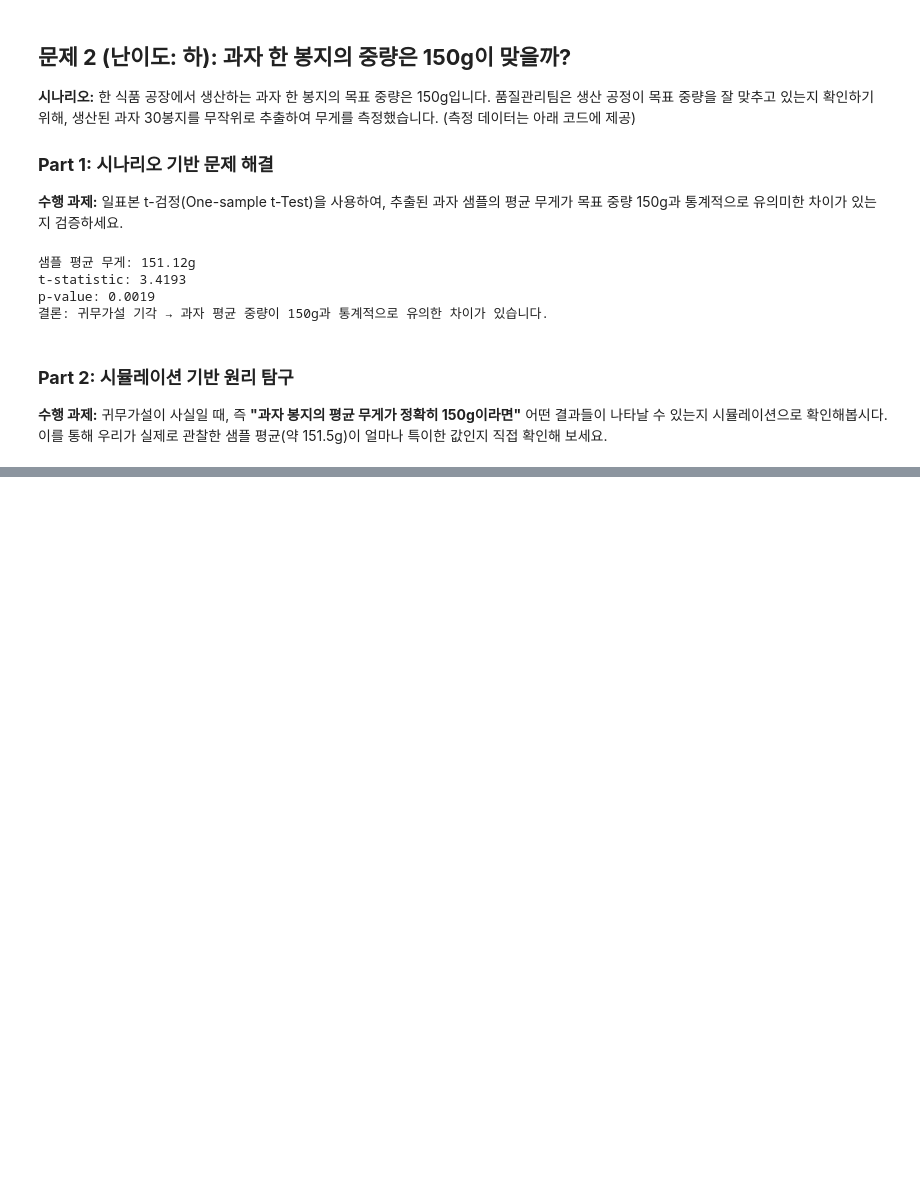
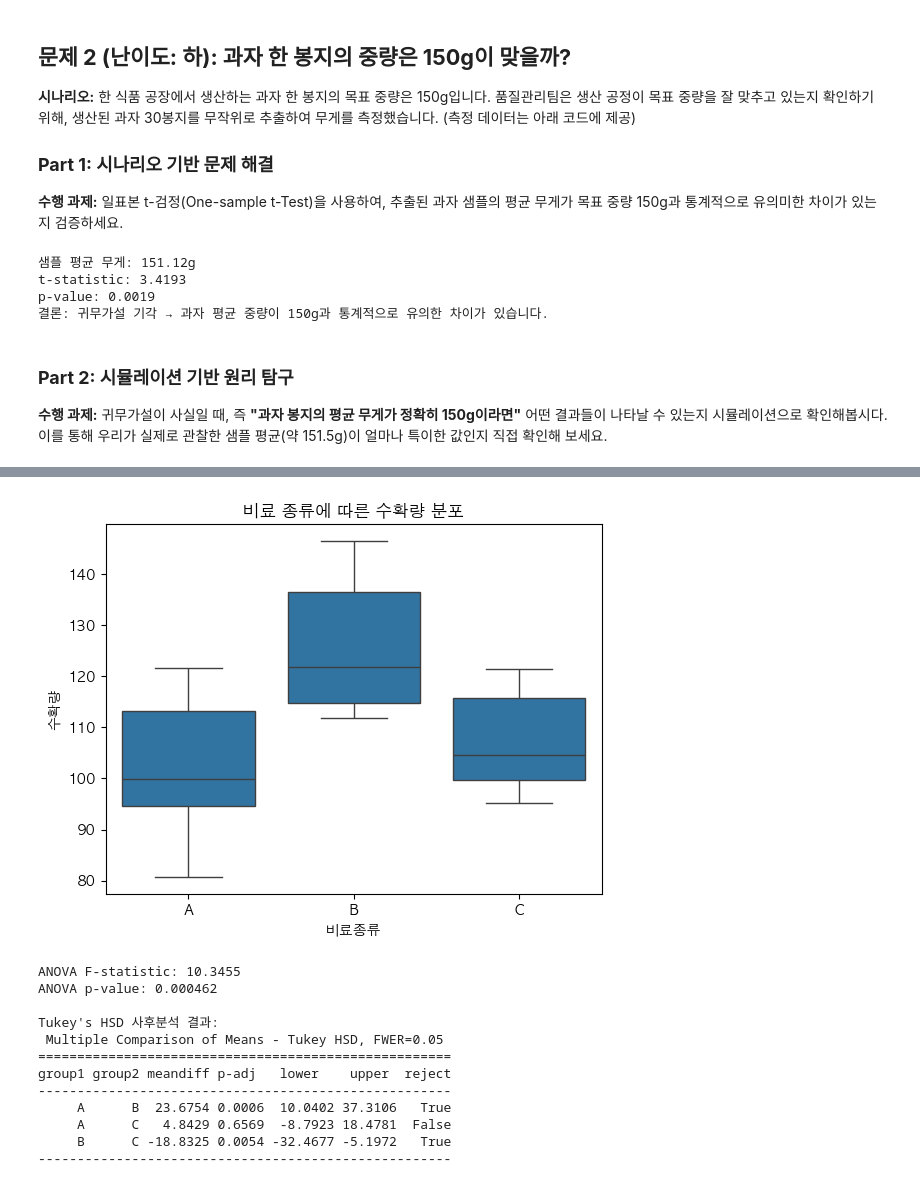
Before and after one commit to twinklefins/modu_project, a Jupyter notebook: 통계101_Day03_실습.ipynb, the cells around one changed output, grey strips where cells are left out. Drawn from its saved outputs; the diff is of its cells as text; code cells hidden in the pictures; blank space fills up the shorter version.

```diff
--- a/통계101_Day03_실습.ipynb
+++ b/통계101_Day03_실습.ipynb
@@ -192,0 +408,47 @@ plt.show()
+# %%
+# 데이터 생성
+np.random.seed(123)
+fertilizer_a = np.random.normal(loc=105, scale=10, size=10)
+fertilizer_b = np.random.normal(loc=120, scale=12, size=10)
+fertilizer_c = np.random.normal(loc=108, scale=9, size=10)
+
+# 데이터프레임으로 변환 (사후분석을 위해)
+df = pd.DataFrame({'수확량': np.concatenate([fertilizer_a, fertilizer_b, fertilizer_c]),
+                    '비료종류': ['A']*10 + ['B']*10 + ['C']*10})
+
+# 1. 시각화(데이터 탐색)
+sns.boxplot(x='비료종류', y='수확량', data=df)
+plt.title('비료 종류에 따른 수확량 분포')
+plt.show()
+
+# [작성] 2. 분산분석 (ANOVA)
+# H₀: 세 비료의 평균 수확량은 모두 같다.
+# H₁: 적어도 하나 이상의 비료 평균 수확량은 다르다.
+# 세 그룹에 대해 ANOVA를 수행하고 F-통계량과 p-값을 구하세요.
+f_statistic, p_value = stats.f_oneway(fertilizer_a, fertilizer_b, fertilizer_c)
+print(f"ANOVA F-statistic: {f_statistic:.4f}")
+print(f"ANOVA p-value: {p_value:4f}")
+
+# [작성] 3. 사후분석 (Tuckey's HSD)
+# ANOVA의 p-값이 유의수준 0.05보다 작을 경우에만 사후분석을 수행하는 코드를 작성하세요.
+if p_value < 0.05:
+    # 여기에 Tukey's HSD 검정 코드를 작성하고 결과를 출력하세요.
+    tukey_result = pairwise_tukeyhsd(endog=df['수확량'], groups=df['비료종류'], alpha=0.05)
+    print("\nTukey's HSD 사후분석 결과:")
+    print(tukey_result)
+else:
+    print("\nANOVA 결과가 유의미하지 않으므로 사후분석을 수행하지 않습니다.")
+# %% [output]
+[figure, added]
+ANOVA F-statistic: 10.3455
+ANOVA p-value: 0.000462
+
+Tukey's HSD 사후분석 결과:
+ Multiple Comparison of Means - Tukey HSD, FWER=0.05
+=====================================================
+group1 group2 meandiff p-adj   lower    upper  reject
+-----------------------------------------------------
+     A      B  23.6754 0.0006  10.0402 37.3106   True
+     A      C   4.8429 0.6569  -8.7923 18.4781  False
+     B      C -18.8325 0.0054 -32.4677 -5.1972   True
+-----------------------------------------------------
```
Also changed, not shown: parts of 18 cells of this notebook.
